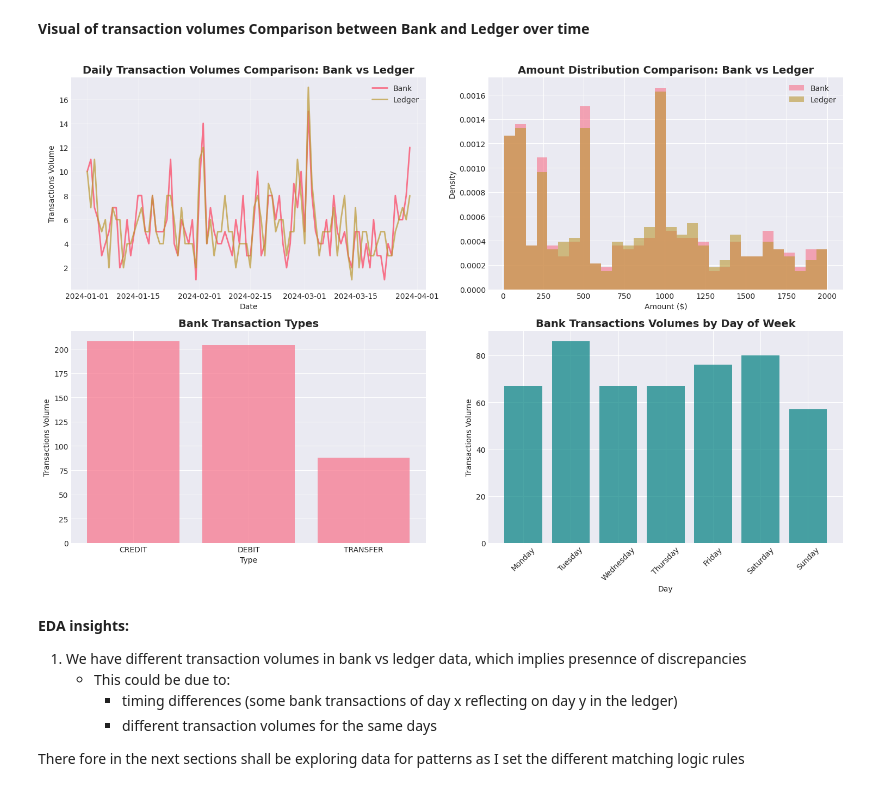
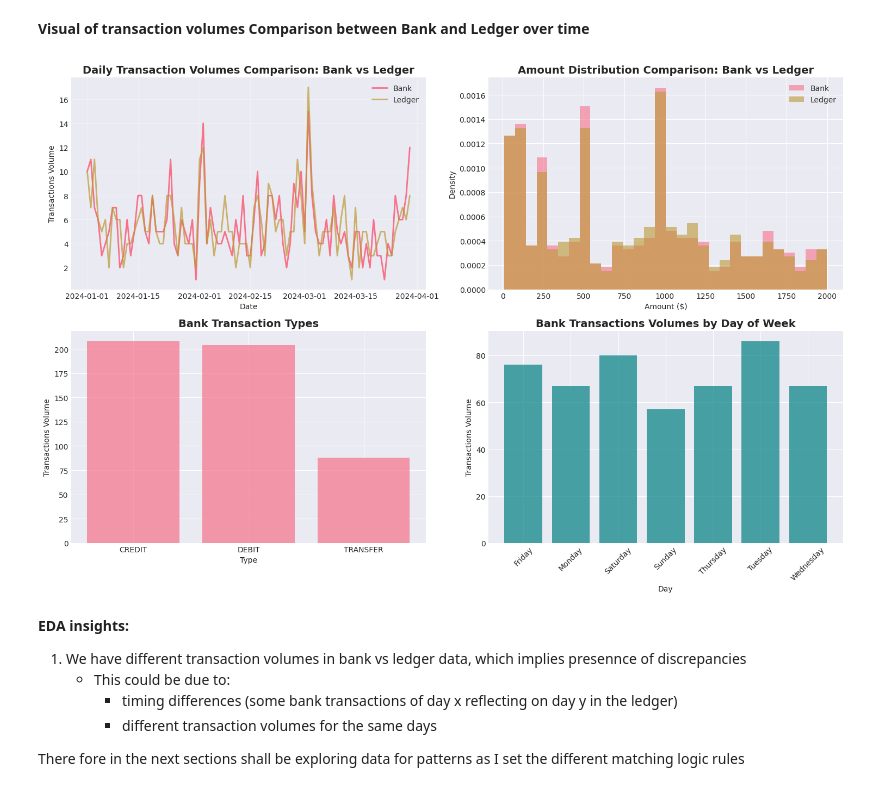
Before and after one commit to nabigwaku/Automated-Financial-Transaction-Reconciliation, a Jupyter notebook: notebooks/transaction_recon_notebook.ipynb, the cells around one changed output. Saved outputs shown, nothing was run; the diff lists cells and outputs as text; code cells hidden in the pictures.

```diff
--- a/notebooks/transaction_recon_notebook.ipynb
+++ b/notebooks/transaction_recon_notebook.ipynb
@@ -36,11 +36,11 @@ sns.set_palette("husl")
 **Loading two main datasets**
 # %%
 # Bank statement - the external truth from our bank
-bank_df = pd.read_csv("../data/bank_statement.csv")
+bank_df = pd.read_csv("../data/raw/bank_statement.csv")
 print(f"Bank statement loaded: {len(bank_df)} transactions")
 
 # Ledger transactions - our internal accounting records
-ledger_df = pd.read_csv("../data/ledger_transactions.csv")
+ledger_df = pd.read_csv("../data/raw/ledger_transactions.csv")
 print(f"Ledger transactions loaded: {len(ledger_df)} transactions")
 
 # Let's peek at the data
@@ -120,48 +120,50 @@ fig, axes = plt.subplots(2, 2, figsize=(15, 10))
 bank_df['date'] = pd.to_datetime(bank_df['date'])
 ledger_df['date'] = pd.to_datetime(ledger_df['date'])
 
-# Plot 1: Daily transaction counts
-bank_daily = bank_df.groupby(bank_df['date'].dt.date).size()
-ledger_daily = ledger_df.groupby(ledger_df['date'].dt.date).size()
+# Plot 1: Daily transaction volume/ counts
+bank_daily = bank_df.groupby(bank_df['date'].dt.date).size().reset_index(name='tx_volume')
+ledger_daily = ledger_df.groupby(ledger_df['date'].dt.date).size().reset_index(name='tx_volume')
 
-axes[0, 0].plot(bank_daily.index, bank_daily.values, label='Bank', linewidth=2)
-axes[0, 0].plot(ledger_daily.index, ledger_daily.values, label='Ledger', linewidth=2, alpha=0.7)
+axes[0, 0].plot(bank_daily['date'], bank_daily['tx_volume'], label='Bank', linewidth=2)
+axes[0, 0].plot(ledger_daily['date'], ledger_daily['tx_volume'], label='Ledger', linewidth=2, alpha=0.7)
 axes[0, 0].set_title('Daily Transaction Volumes Comparison: Bank vs Ledger', fontsize=14, fontweight='bold')
 axes[0, 0].set_xlabel('Date')
 axes[0, 0].set_ylabel('Transactions Volume')
 axes[0, 0].legend()
 axes[0, 0].grid(True, alpha=0.3)
 
 # Plot 2: Transaction amount distribution
 axes[0, 1].hist(bank_df['amount'].abs(), bins=30, alpha=0.6, label='Bank', density=True)
 axes[0, 1].hist(ledger_df['amount'].abs(), bins=30, alpha=0.6, label='Ledger', density=True)
 axes[0, 1].set_title('Amount Distribution Comparison: Bank vs Ledger', fontsize=14, fontweight='bold')
 axes[0, 1].set_xlabel('Amount ($)')
 axes[0, 1].set_ylabel('Density')
 axes[0, 1].legend()
 
 # Plot 3: Transaction types
-if 'transaction_type' in bank_df.columns:
-    bank_types = bank_df['transaction_type'].value_counts()
-    axes[1, 0].bar(bank_types.index, bank_types.values, alpha=0.7)
-    axes[1, 0].set_title('Bank Transaction Types', fontsize=14, fontweight='bold')
-    axes[1, 0].set_xlabel('Type')
-    axes[1, 0].set_ylabel('Transactions Volume')
+bank_types = bank_df['transaction_type'].value_counts().reset_index(name='count')
+axes[1, 0].bar(bank_types['transaction_type'], bank_types['count'], alpha=0.7)
+axes[1, 0].set_title('Bank Transaction Types', fontsize=14, fontweight='bold')
+axes[1, 0].set_xlabel('Type')
+axes[1, 0].set_ylabel('Transactions Volume')
 
 # Plot 4: Day of week pattern
 bank_df['day_of_week'] = bank_df['date'].dt.day_name()
 day_order = ['Monday', 'Tuesday', 'Wednesday', 'Thursday', 'Friday', 'Saturday', 'Sunday']
-day_counts = bank_df['day_of_week'].value_counts().reindex(day_order)
-axes[1, 1].bar(day_counts.index, day_counts.values, alpha=0.7, color='teal')
+
+bankday_of_week_df = bank_df.groupby('day_of_week').agg(
+    tx_volume=('transaction_id', 'count')
+).reset_index()
+axes[1, 1].bar(bankday_of_week_df['day_of_week'], bankday_of_week_df['tx_volume'], alpha=0.7, color='teal')
 axes[1, 1].set_title('Bank Transactions Volumes by Day of Week', fontsize=14, fontweight='bold')
 axes[1, 1].set_xlabel('Day')
 axes[1, 1].set_ylabel('Transactions Volume')
 plt.xticks(rotation=45)
 
 plt.tight_layout()
 plt.show()
 # %% [output]
-[figure, old version]
+[figure, new version]
 # %% [markdown]
 **EDA insights:**
 
```
Also changed, not shown: parts of 4 cells of this notebook, 4 other files.
